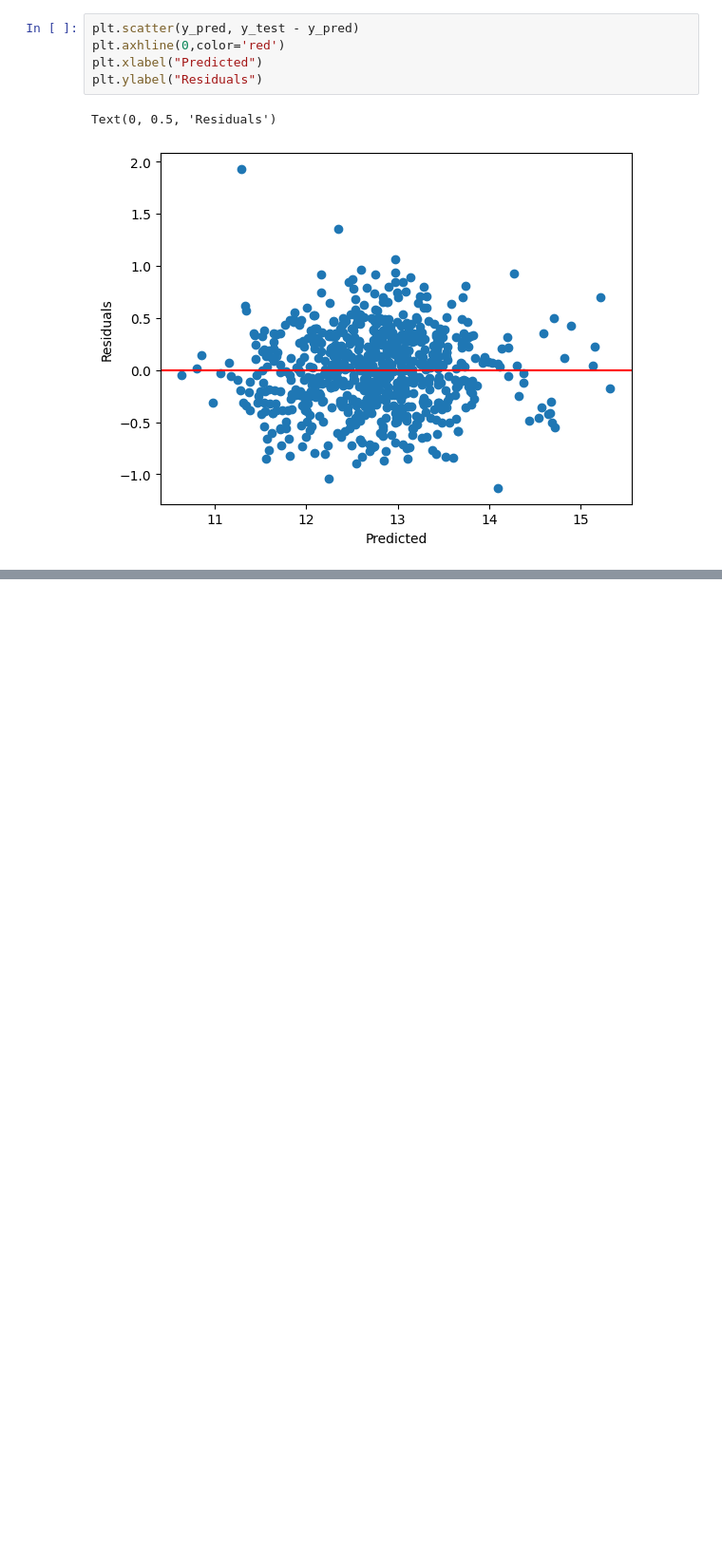
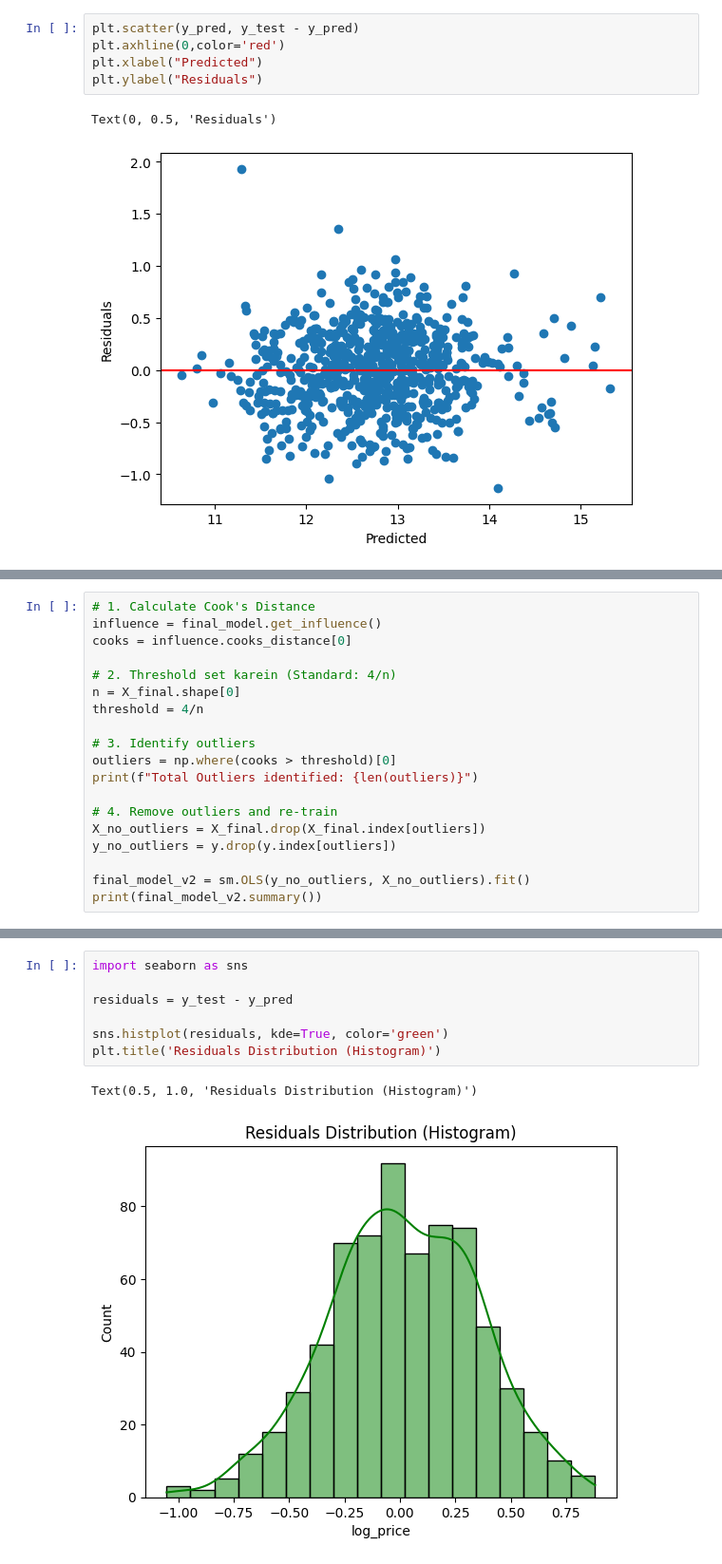
Before and after one commit to rajeshxdatascience/Car-Price-Prediction-ML, a Jupyter notebook: 02_Model_Training.ipynb, the cells around one changed output, grey strips where cells are left out. Shown at 95% size. Cells and saved outputs as stored; diff of their text form; blank space fills up the shorter version.

```diff
--- a/02_Model_Training.ipynb
+++ b/02_Model_Training.ipynb
@@ -95,0 +251,19 @@ Text(0, 0.5, 'Residuals')
+# %%
+# 1. Calculate Cook's Distance
+influence = final_model.get_influence()
+cooks = influence.cooks_distance[0]
+
+# 2. Threshold set karein (Standard: 4/n)
+n = X_final.shape[0]
+threshold = 4/n
+
+# 3. Identify outliers
+outliers = np.where(cooks > threshold)[0]
+print(f"Total Outliers identified: {len(outliers)}")
+
+# 4. Remove outliers and re-train
+X_no_outliers = X_final.drop(X_final.index[outliers])
+y_no_outliers = y.drop(y.index[outliers])
+
+final_model_v2 = sm.OLS(y_no_outliers, X_no_outliers).fit()
+print(final_model_v2.summary())
@@ -95,0 +358,10 @@ Text(0, 0.5, 'Residuals')
+# %%
+import seaborn as sns
+
+residuals = y_test - y_pred
+
+sns.histplot(residuals, kde=True, color='green')
+plt.title('Residuals Distribution (Histogram)')
+# %% [output]
+Text(0.5, 1.0, 'Residuals Distribution (Histogram)')
+[figure, added]
```
Also changed, not shown: parts of 16 cells of this notebook.
